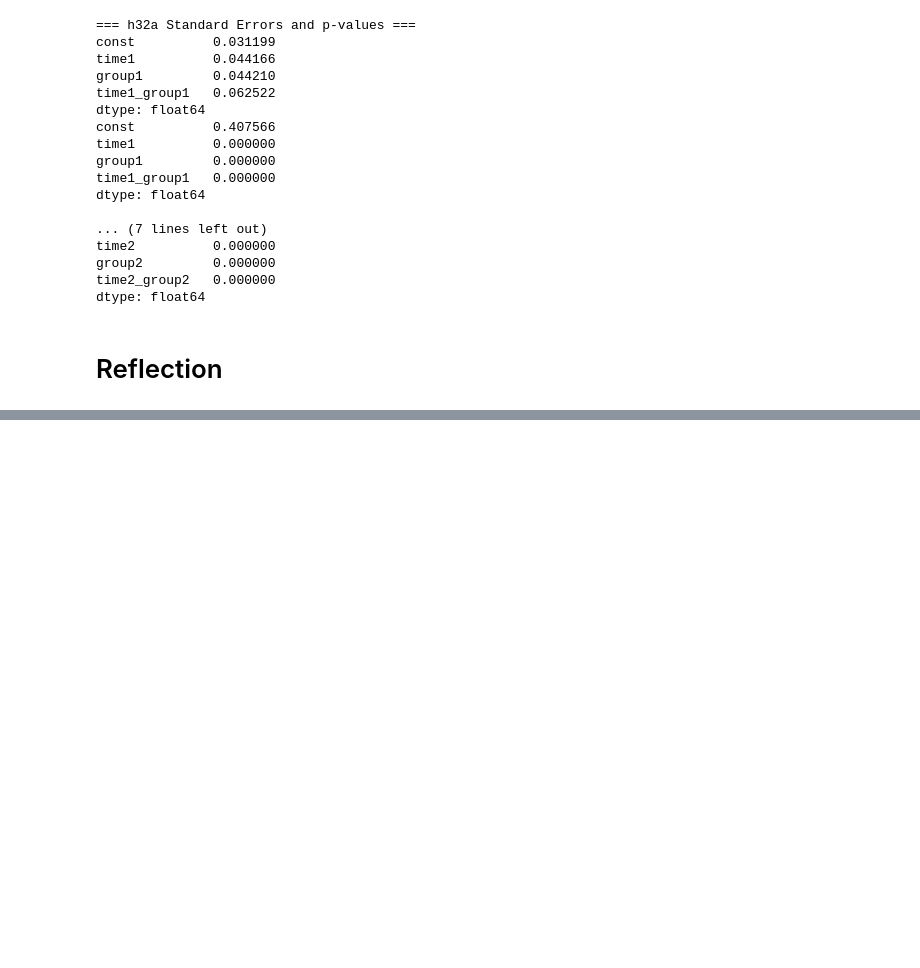
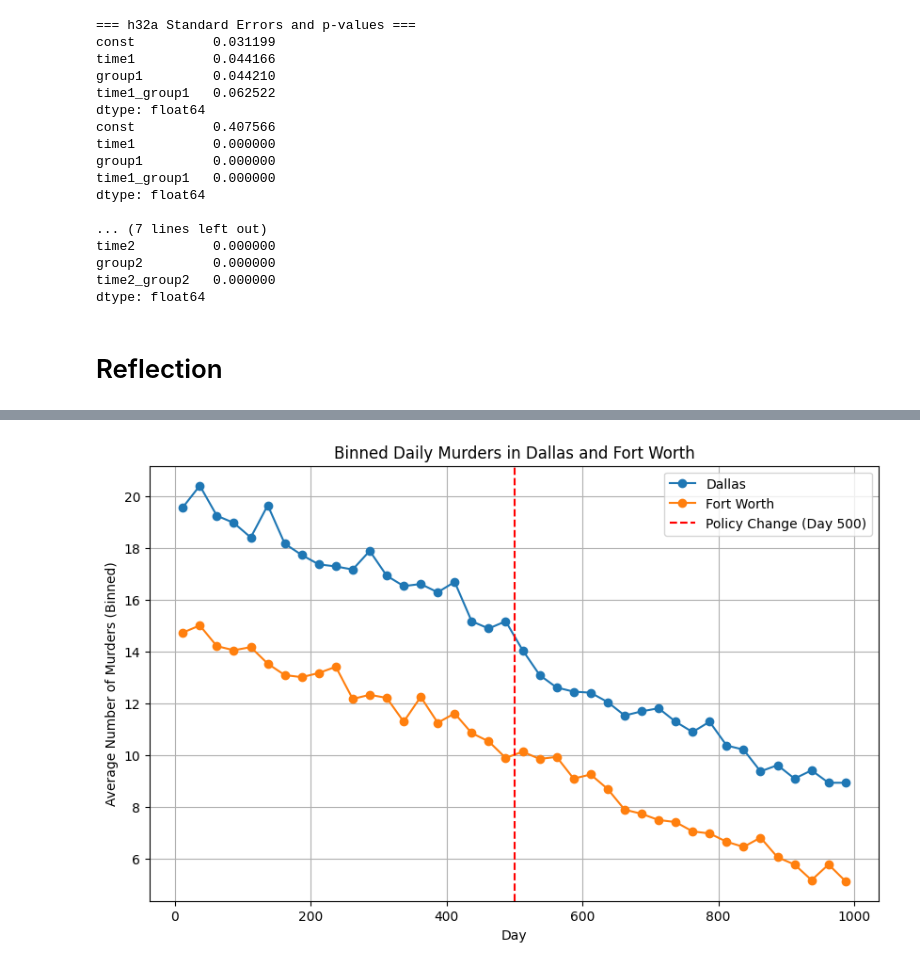
Before and after one commit to cdc18b/dxstats, a Jupyter notebook: quiz3.ipynb, the cells around one changed output, grey strips where cells are left out. Saved outputs shown, nothing was run; the diff lists cells and outputs as text; code cells hidden in the pictures; blank space fills up the shorter version.

```diff
--- a/quiz3.ipynb
+++ b/quiz3.ipynb
@@ -317,0 +425,18 @@ dtype: float64
+# %%
+# Binned plot
+bin_size = 25
+
+plt.figure(figsize=(10, 6))
+for city, group in did_data.groupby('city'):
+    binned_days = group['day'].values.reshape(-1, bin_size).mean(axis=1)
+    binned_murders = group['murders'].values.reshape(-1, bin_size).mean(axis=1)
+    plt.plot(binned_days, binned_murders, label=city, marker='o')
+plt.xlabel('Day')
+plt.ylabel('Average Number of Murders (Binned)')
+plt.title('Binned Daily Murders in Dallas and Fort Worth')
+plt.axvline(event_day, color='red', linestyle='--', label='Policy Change (Day 500)')
+plt.legend()
+plt.grid()
+plt.show()
+# %% [output]
+[figure, added]
```
Also changed, not shown: parts of 5 cells of this notebook, 1 other file.
